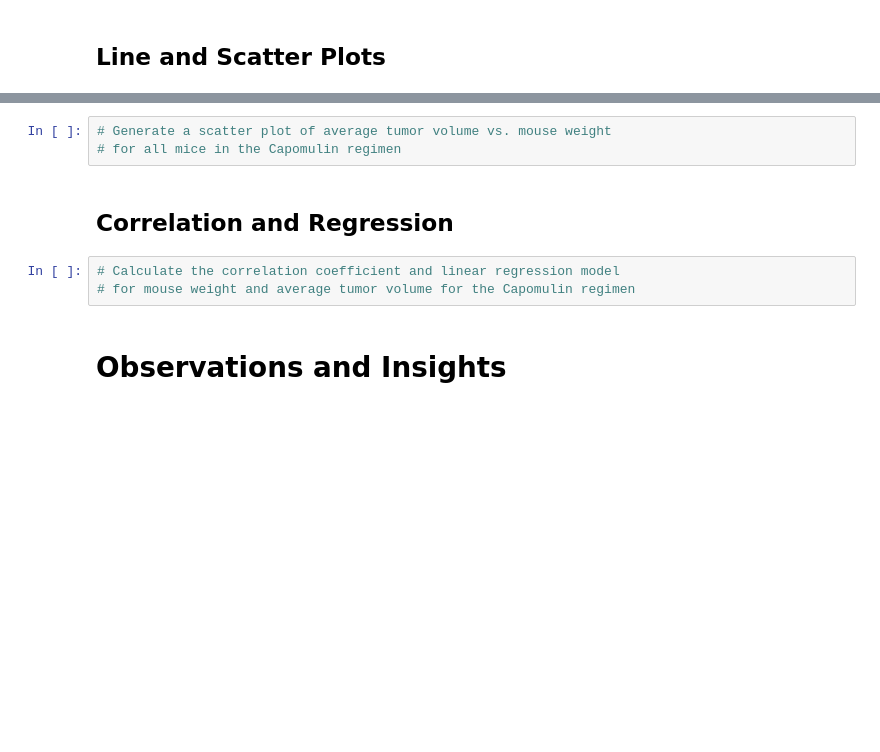
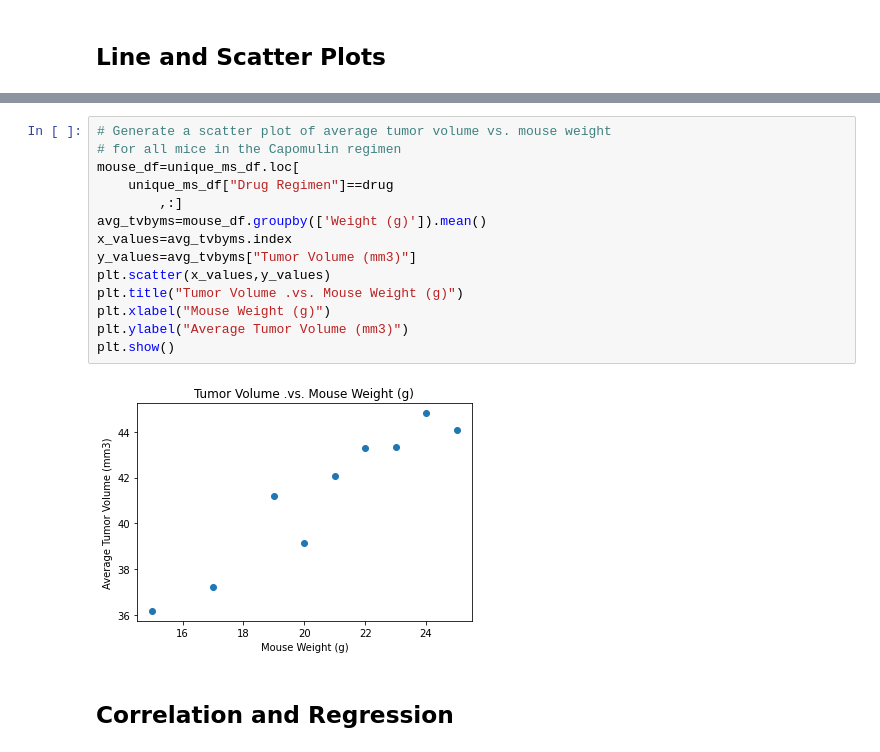
Before and after one commit to jlubranos/matplotlib-challenge, a Jupyter notebook: Pymaceuticals/pymaceuticals_starter.ipynb, the cells around one changed output, grey strips where cells are left out. Saved outputs shown, nothing was run; the diff lists cells and outputs as text; blank space fills up the shorter version.

```diff
--- a/Pymaceuticals/pymaceuticals_starter.ipynb
+++ b/Pymaceuticals/pymaceuticals_starter.ipynb
@@ -246,10 +280,18 @@ plt.show()
 # %%
 # Generate a scatter plot of average tumor volume vs. mouse weight
 # for all mice in the Capomulin regimen
+mouse_df=unique_ms_df.loc[
+    unique_ms_df["Drug Regimen"]==drug
+        ,:]
+avg_tvbyms=mouse_df.groupby(['Weight (g)']).mean()
+x_values=avg_tvbyms.index
+y_values=avg_tvbyms["Tumor Volume (mm3)"]
+plt.scatter(x_values,y_values)
+plt.title("Tumor Volume .vs. Mouse Weight (g)")
+plt.xlabel("Mouse Weight (g)")
+plt.ylabel("Average Tumor Volume (mm3)")
+plt.show()
+# %% [output]
+[figure, added]
 # %% [markdown]
 ## Correlation and Regression
-# %%
-# Calculate the correlation coefficient and linear regression model
-# for mouse weight and average tumor volume for the Capomulin regimen
-# %% [markdown]
-# Observations and Insights
```
Also changed, not shown: parts of 11 cells of this notebook.
